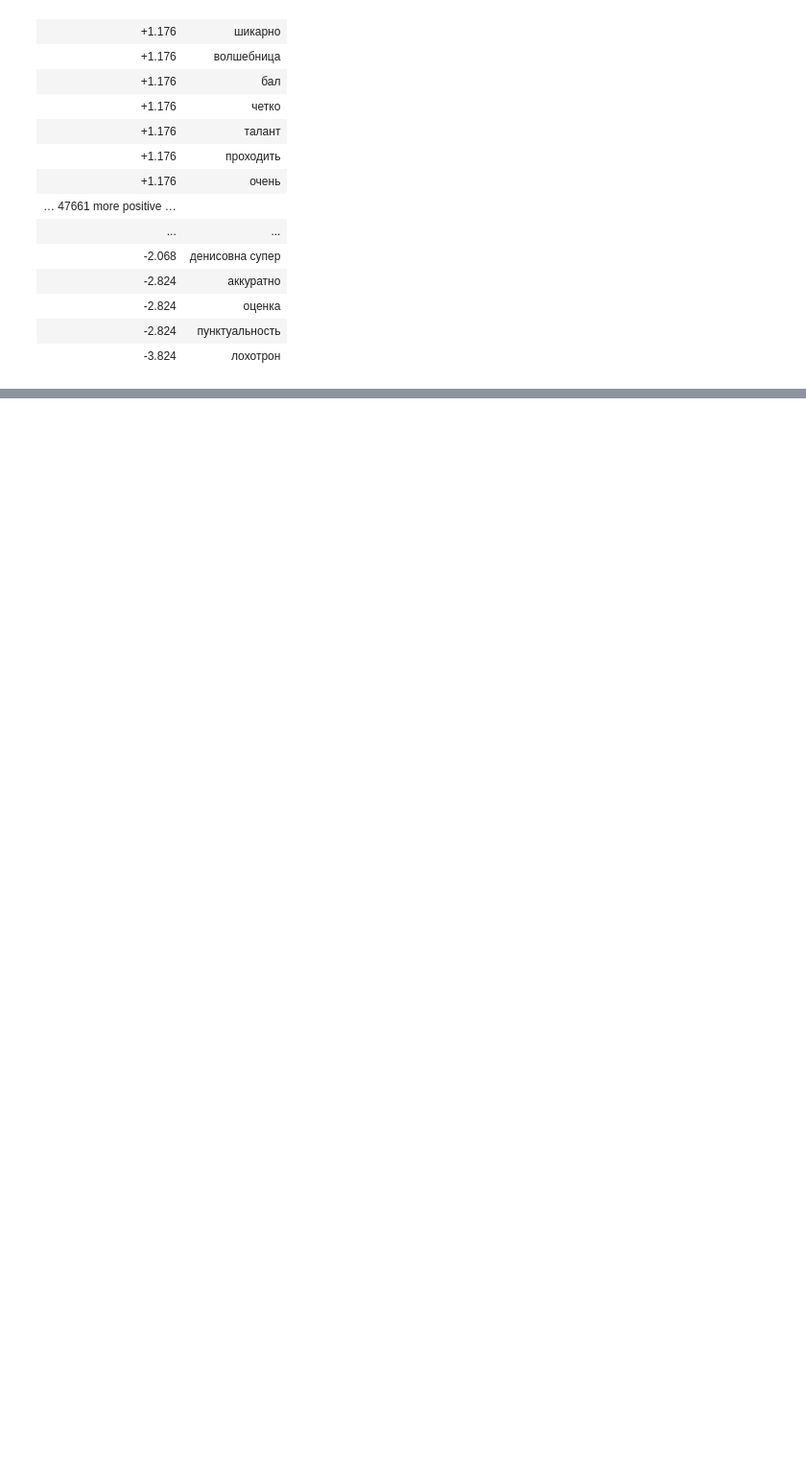
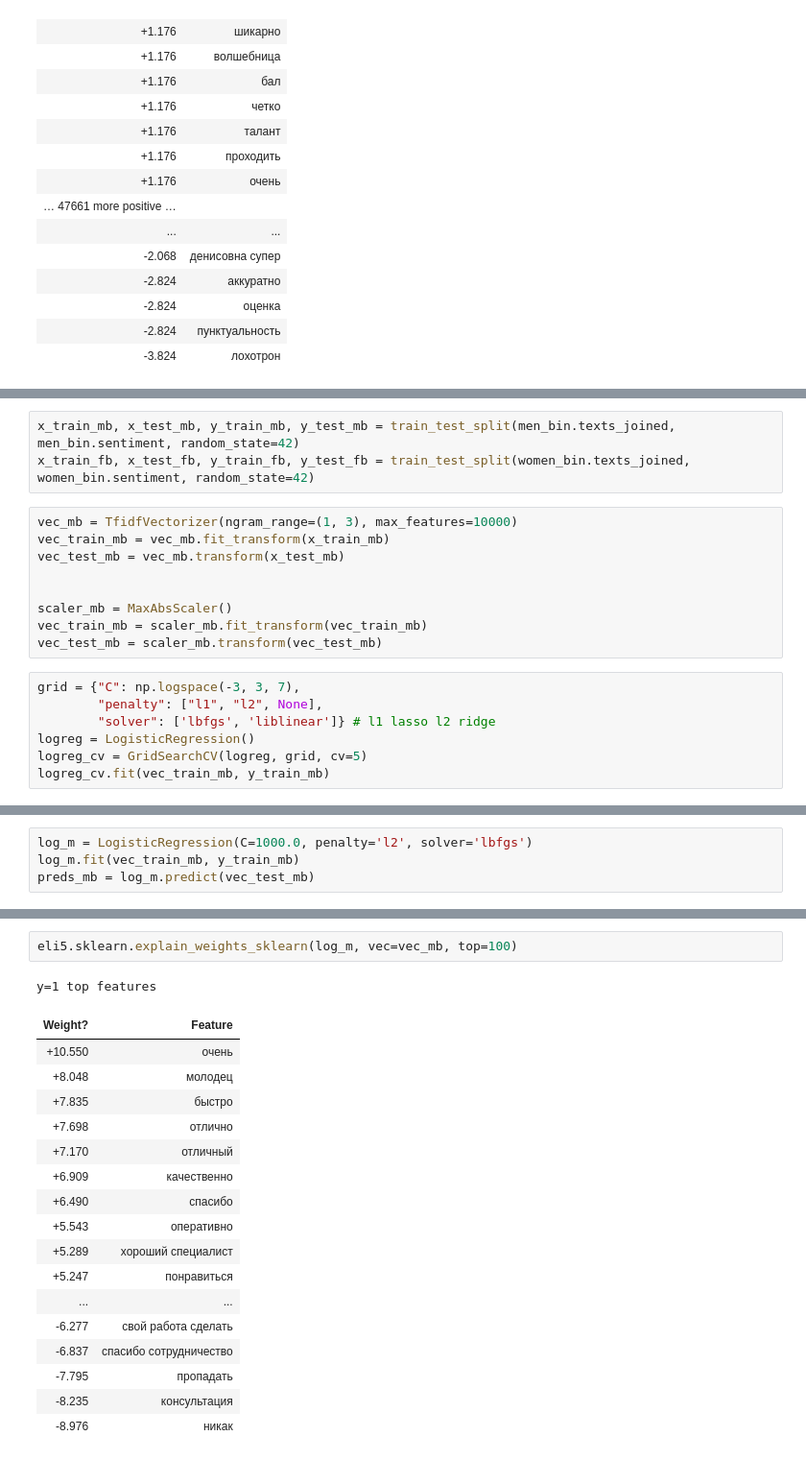
Before and after one commit to nezubkova/nlp-gender, a Jupyter notebook: analysis.ipynb, the cells around one changed output, grey strips where cells are left out. Shown: that part at 96% size. Cells and saved outputs as stored; diff of their text form; blank space fills up the shorter version.

```diff
--- a/analysis.ipynb
+++ b/analysis.ipynb
@@ -346,0 +354,19 @@ y top features
+# %%
+x_train_mb, x_test_mb, y_train_mb, y_test_mb = train_test_split(men_bin.texts_joined, men_bin.sentiment, random_state=42)
+x_train_fb, x_test_fb, y_train_fb, y_test_fb = train_test_split(women_bin.texts_joined, women_bin.sentiment, random_state=42)
+# %%
+vec_mb = TfidfVectorizer(ngram_range=(1, 3), max_features=10000)
+vec_train_mb = vec_mb.fit_transform(x_train_mb)
+vec_test_mb = vec_mb.transform(x_test_mb)
+
+
+scaler_mb = MaxAbsScaler()
+vec_train_mb = scaler_mb.fit_transform(vec_train_mb)
+vec_test_mb = scaler_mb.transform(vec_test_mb)
+# %%
+grid = {"C": np.logspace(-3, 3, 7),
+        "penalty": ["l1", "l2", None],
+        "solver": ['lbfgs', 'liblinear']} # l1 lasso l2 ridge
+logreg = LogisticRegression()
+logreg_cv = GridSearchCV(logreg, grid, cv=5)
+logreg_cv.fit(vec_train_mb, y_train_mb)
@@ -346,0 +399,4 @@ y top features
+# %%
+log_m = LogisticRegression(C=1000.0, penalty='l2', solver='lbfgs')
+log_m.fit(vec_train_mb, y_train_mb)
+preds_mb = log_m.predict(vec_test_mb)
@@ -346,0 +422,21 @@ y top features
+# %%
+eli5.sklearn.explain_weights_sklearn(log_m, vec=vec_mb, top=100)
+# %% [output]
+y=1 top features
+| Weight? | Feature |
+| +10.550 | очень |
+| +8.048 | молодец |
+| +7.835 | быстро |
+| +7.698 | отлично |
+| +7.170 | отличный |
+| +6.909 | качественно |
+| +6.490 | спасибо |
+| +5.543 | оперативно |
+| +5.289 | хороший специалист |
+| +5.247 | понравиться |
+| ... | ... |
+| -6.277 | свой работа сделать |
+| -6.837 | спасибо сотрудничество |
+| -7.795 | пропадать |
+| -8.235 | консультация |
+| -8.976 | никак |
```
Also changed, not shown: parts of 24 cells of this notebook.
